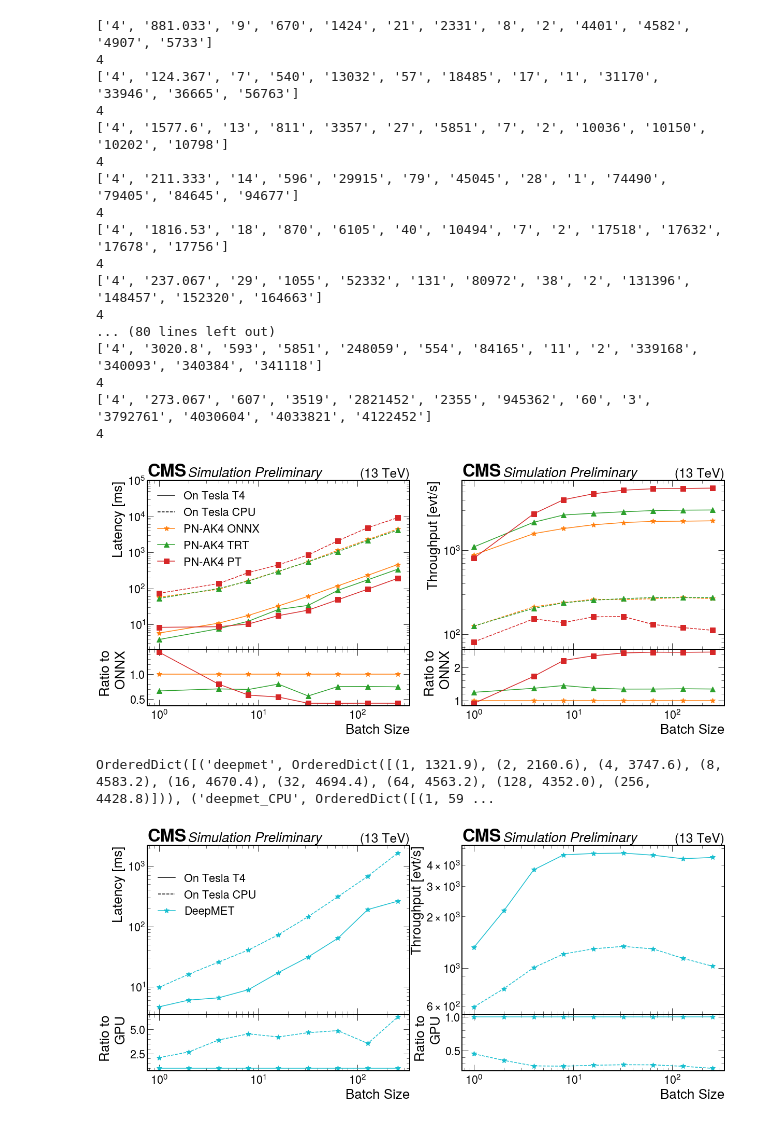
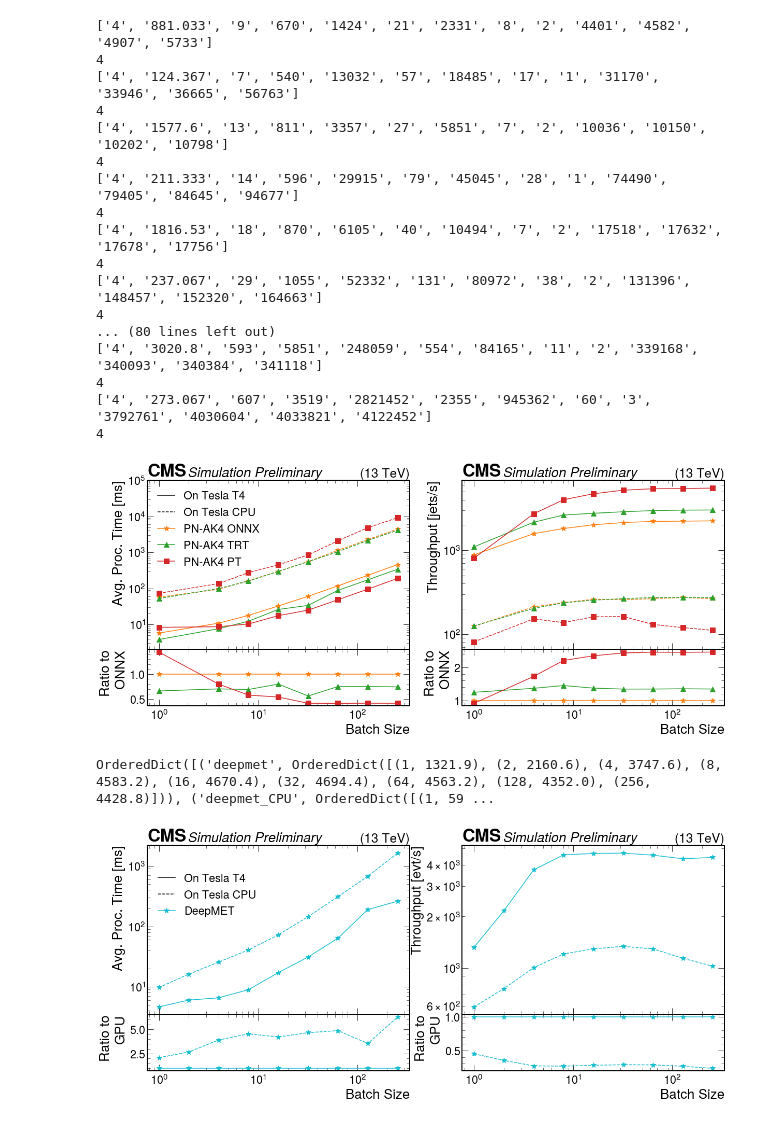
Before and after one commit to yongbinfeng/SONIC_miniAOD_paper_2022, a Jupyter notebook: Models_perf_analyzer_plots.ipynb, the cells around one changed output. Cells and saved outputs as stored; diff of their text form; code cells hidden in the pictures.

Commit message:
changing y axis labels for model analyzer study plots

```diff
--- a/Models_perf_analyzer_plots.ipynb
+++ b/Models_perf_analyzer_plots.ipynb
@@ -102,7 +102,7 @@ def Plot(models, outputname):
     axs[1, 0].set_xlabel('Batch Size')
     axs[1, 0].set_ylabel('Ratio to\nONNX')
     axs[1, 0].set_xscale('log')
-    axs[0, 0].set_ylabel('Latency [ms]')
+    axs[0, 0].set_ylabel('Avg. Proc. Time [ms]')
     axs[0, 0].set_ylim(2,1e5)
     axs[0, 0].set_yscale('log')
     axs[0, 0].set_xticklabels([])
@@ -114,41 +114,41 @@ def Plot(models, outputname):
     axs[1, 1].set_xlabel('Batch Size')
     axs[1, 1].set_ylabel('Ratio to\nONNX')
     axs[1, 1].set_xscale('log')
-    axs[0, 1].set_ylabel('Throughput [evt/s]')
+    axs[0, 1].set_ylabel('Throughput [jets/s]')
     axs[0, 1].set_yscale('log')
     axs[0, 1].set_xticklabels([])
     axs[0, 1].set_xscale('log')
     #axs[0, 1].legend()
 
     #hep.cms.label(label='Simulation', loc=0)
     hep.cms.label(label='Preliminary', loc=0, ax=axs[0,0])
     hep.cms.label(label='Preliminary', loc=0, ax=axs[0,1])
     #hep.cms.lumitext(text='Simulation', ax=None, fontname=None, fontsize=None)
 
     fig.subplots_adjust(hspace=0)
     fig.savefig(folder+f"{outputname}.png")
     fig.savefig(folder+f"{outputname}.pdf")
 Plot(['particlenet_AK4', 'particlenet_AK4_TRT', 'particlenet_AK4_PT', 'particlenet_AK4_CPU', 'particlenet_AK4_TRT_CPU', 'particlenet_AK4_PT_CPU'], 'latencies_throughputs_pn')
 #Plot(['particlenet_AK4', 'particlenet_AK4_PT'], 'Test')
 # %% [output]
 ['4', '881.033', '9', '670', '1424', '21', '2331', '8', '2', '4401', '4582', '4907', '5733']
 4
 ['4', '124.367', '7', '540', '13032', '57', '18485', '17', '1', '31170', '33946', '36665', '56763']
 4
 ['4', '1577.6', '13', '811', '3357', '27', '5851', '7', '2', '10036', '10150', '10202', '10798']
 4
 ['4', '211.333', '14', '596', '29915', '79', '45045', '28', '1', '74490', '79405', '84645', '94677']
 4
 ['4', '1816.53', '18', '870', '6105', '40', '10494', '7', '2', '17518', '17632', '17678', '17756']
 4
 ['4', '237.067', '29', '1055', '52332', '131', '80972', '38', '2', '131396', '148457', '152320', '164663']
 4
 ... (80 lines left out)
 ['4', '3020.8', '593', '5851', '248059', '554', '84165', '11', '2', '339168', '340093', '340384', '341118']
 4
 ['4', '273.067', '607', '3519', '2821452', '2355', '945362', '60', '3', '3792761', '4030604', '4033821', '4122452']
 4
-[figure, old version]
+[figure, new version]
 # %%
 throughputs = OrderedDict()
 latencys = OrderedDict()
@@ -237,7 +237,7 @@ def Plot(models, outputname):
     axs[1, 0].set_xlabel('Batch Size')
     axs[1, 0].set_ylabel('Ratio to\nGPU')
     axs[1, 0].set_xscale('log')
-    axs[0, 0].set_ylabel('Latency [ms]')
+    axs[0, 0].set_ylabel('Avg. Proc. Time [ms]')
     axs[0, 0].set_yscale('log')
     axs[0, 0].set_xticklabels([])
     axs[0, 0].set_xscale('log')
@@ -264,7 +264,7 @@ def Plot(models, outputname):
 Plot(['deepmet', 'deepmet_CPU'], 'latencies_throughputs_deepmet')
 # %% [output]
 OrderedDict([('deepmet', OrderedDict([(1, 1321.9), (2, 2160.6), (4, 3747.6), (8, 4583.2), (16, 4670.4), (32, 4694.4), (64, 4563.2), (128, 4352.0), (256, 4428.8)])), ('deepmet_CPU', OrderedDict([(1, 59 ...
-[figure, old version]
+[figure, new version]
 # %%
 throughputs = OrderedDict()
 latencys = OrderedDict()
```
Also changed, not shown: parts of 2 cells of this notebook, 1 other file.
